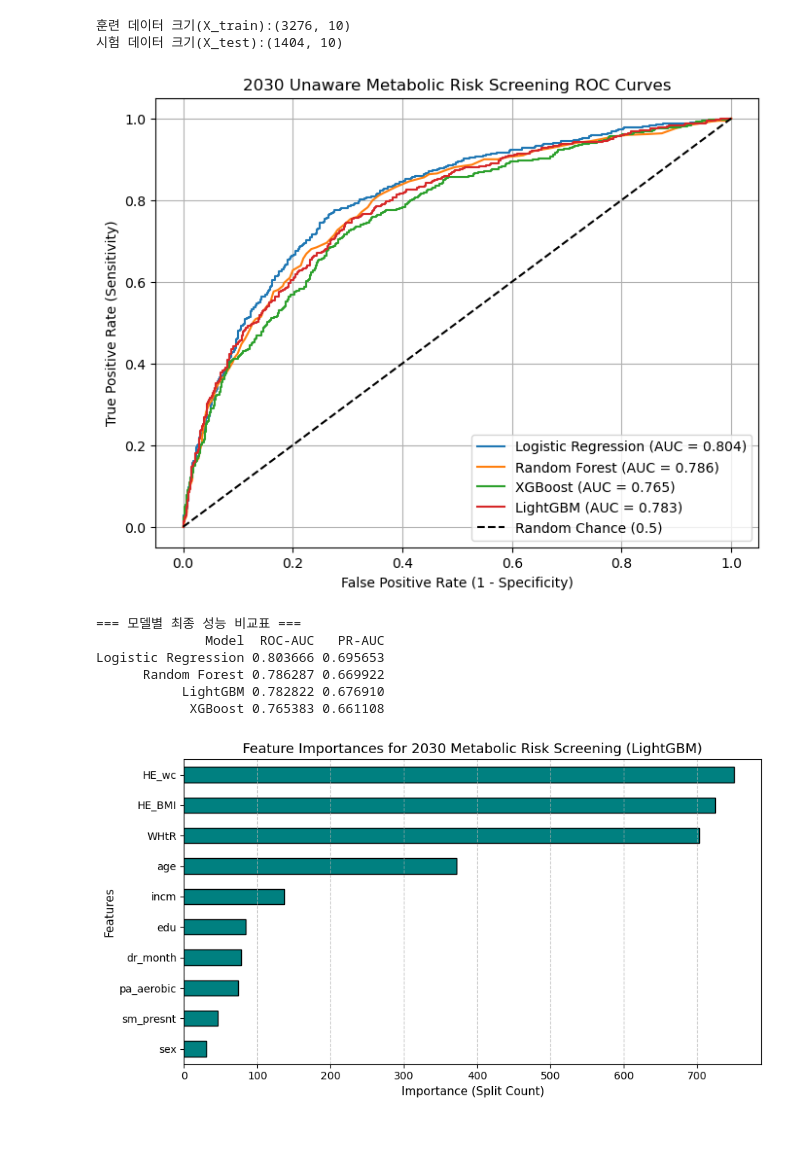
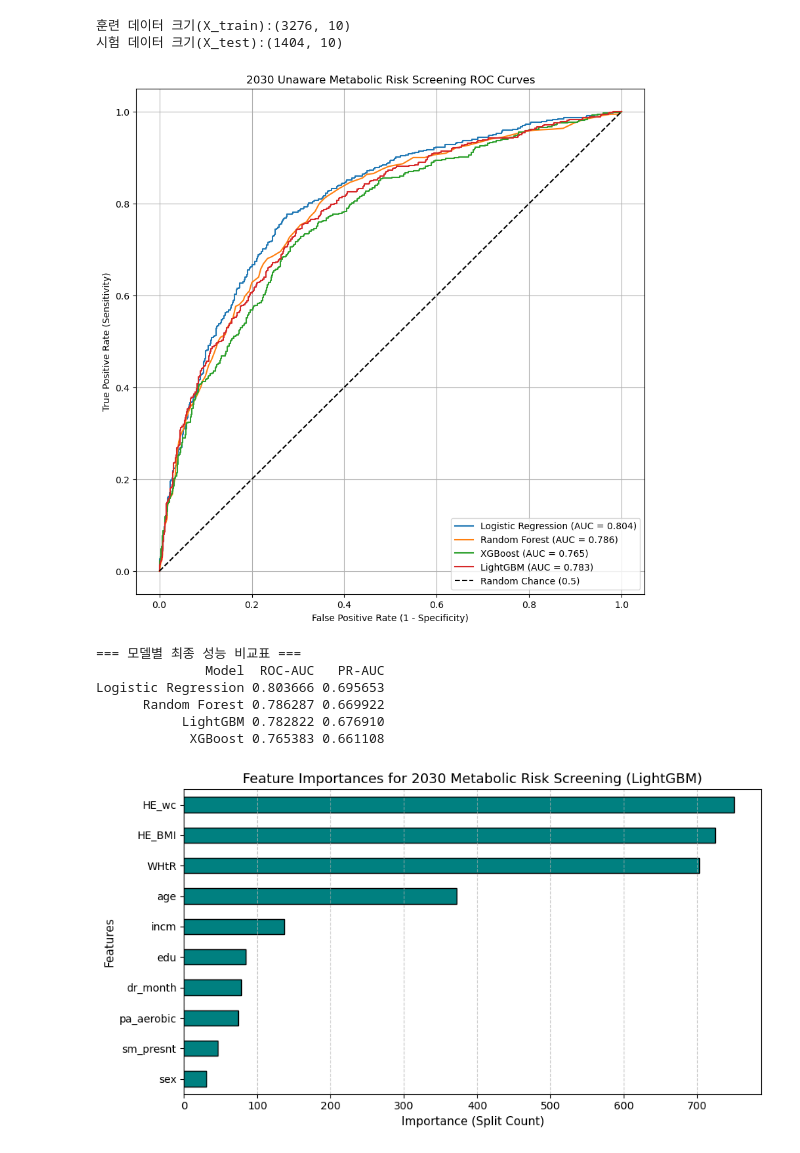
Before and after one commit to kdw123654/digital-project, a Jupyter notebook: my_model.ipynb, the cells around one changed output. Cells and saved outputs as stored; diff of their text form; code cells hidden in the pictures.

```diff
--- a/my_model.ipynb
+++ b/my_model.ipynb
@@ -120,6 +134,11 @@ from sklearn.metrics import roc_auc_score, roc_curve, average_precision_score
 
 os.environ['LOKY_MAX_CPU_COUNT']=str(os.cpu_count() or 4)
 
+# 비교 모델 4개
+# 로지스틱은 의학 통계의 기준선
+# 랜덤 포레스트 트리구조
+# XGBoost 오차를 수정하는 그래디언트 모델
+# LightGBM 분석 속도가 매우 빠름 현재 데이터분석시 가장 효율적
 models = {
     'Logistic Regression': LogisticRegression(max_iter=1000, random_state=42),
     'Random Forest': RandomForestClassifier(n_estimators=100, random_state=42),
@@ -128,35 +147,37 @@ models = {
 }
 
 results=[]
-plt.figure(figsize=(8,6))
+plt.figure(figsize=(10,10))
 
 for name,model in models.items():
     model.fit(X_train,y_train)
 
     y_pred_proba=model.predict_proba(X_test)[:,1]
 
     auc= roc_auc_score(y_test, y_pred_proba)
     pr_auc=average_precision_score(y_test,y_pred_proba)
     results.append({'Model': name, 'ROC-AUC': auc, 'PR-AUC': pr_auc})
+    # ROC-AUC는 정상인을 정상인이라고 맞춘 확률도 포함
+    # PR-AUC는 오직 환자를 환자라고 맞춘 확률만 보여줌
 
     fpr, tpr, _ = roc_curve(y_test, y_pred_proba)
     plt.plot(fpr, tpr, label=f"{name} (AUC = {auc:.3f})")
 
 
 plt.plot([0, 1], [0, 1], 'k--', label='Random Chance (0.5)')
 plt.xlabel('False Positive Rate (1 - Specificity)')
 plt.ylabel('True Positive Rate (Sensitivity)')
 plt.title('2030 Unaware Metabolic Risk Screening ROC Curves')
 plt.legend(loc='lower right')
 plt.grid(True)
 plt.show()
 
 
 result_df = pd.DataFrame(results).sort_values(by='ROC-AUC', ascending=False)
 print("=== 모델별 최종 성능 비교표 ===")
 print(result_df.to_string(index=False))
 # %% [output]
-[figure, old version]
+[figure, new version]
 === 모델별 최종 성능 비교표 ===
               Model  ROC-AUC   PR-AUC
 Logistic Regression 0.803666 0.695653
```
Also changed, not shown: parts of 12 cells of this notebook.
